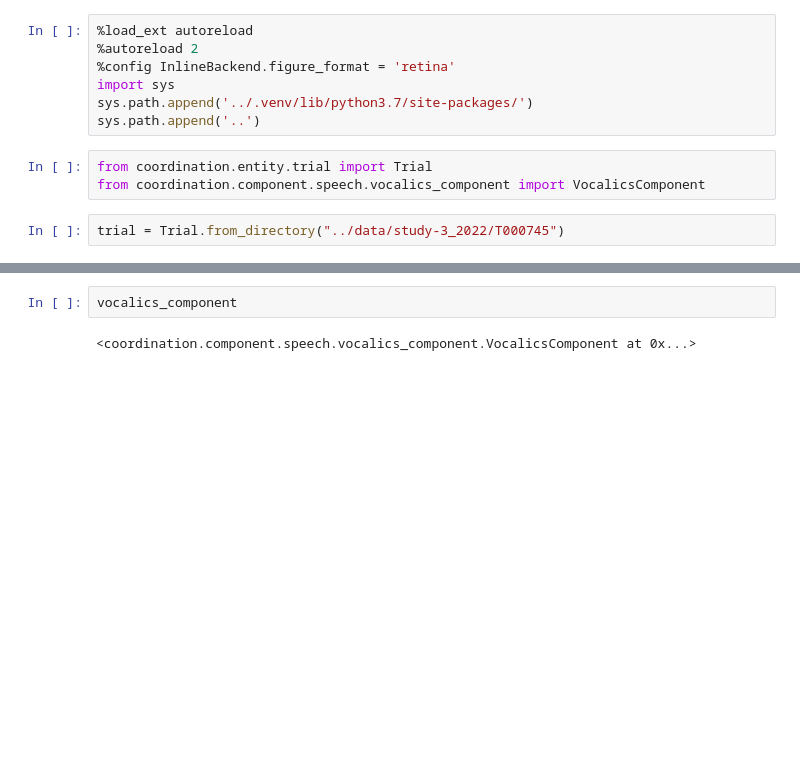
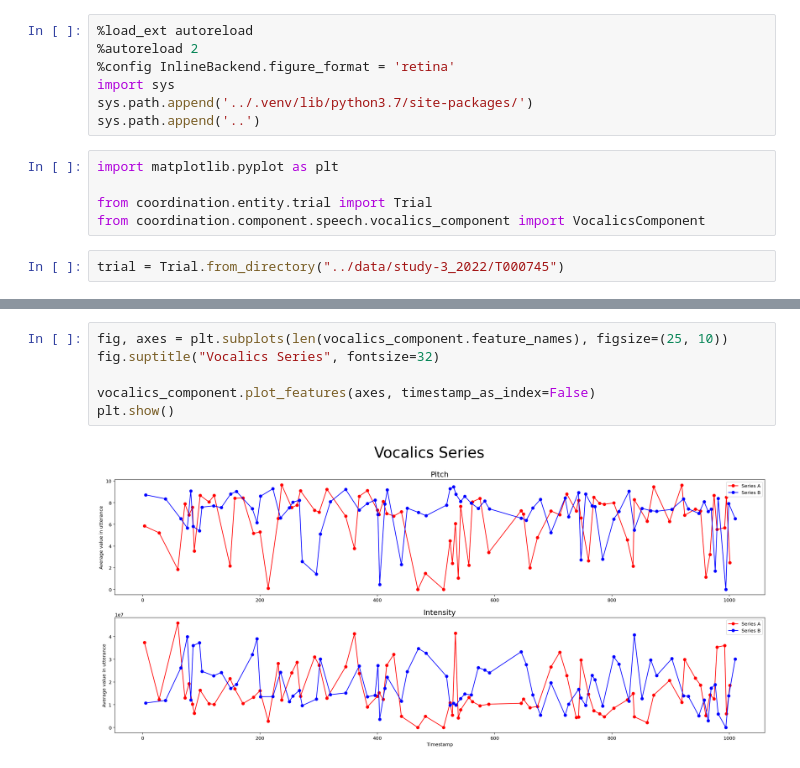
Before and after one commit to paulosoaresua/tomcat-coordination_analysis, a Jupyter notebook: notebooks/plot_vocalics_component.ipynb, the cells around one changed output, grey strips where cells are left out. Drawn from its saved outputs; the diff is of its cells as text; blank space fills up the shorter version.

Commit message:
plot vocalics series

```diff
--- a/notebooks/plot_vocalics_component.ipynb
+++ b/notebooks/plot_vocalics_component.ipynb
@@ -6,6 +6,8 @@ import sys
 sys.path.append('../.venv/lib/python3.7/site-packages/')
 sys.path.append('..')
 # %%
+import matplotlib.pyplot as plt
+
 from coordination.entity.trial import Trial
 from coordination.component.speech.vocalics_component import VocalicsComponent
 # %%
@@ -30,7 +32,11 @@ Utterance starting at 2022-06-14T22:47:34.536382+00:00 and ending
                 at 2022-06-14T22:47:34.536382+00:00 is short and does not have any vocalics. Text:  not
 Utterance starting at 2022-06-14T22:54:08.243263+00:00 and ending
                 at 2022-06-14T22:54:08.243263+00:00 is short and does not have any vocalics. Text:  okay
-# %%
-vocalics_component
-# %% [output]
-<coordination.component.speech.vocalics_component.VocalicsComponent at 0x...>
+# %%
+fig, axes = plt.subplots(len(vocalics_component.feature_names), figsize=(25, 10))
+fig.suptitle("Vocalics Series", fontsize=32)
+
+vocalics_component.plot_features(axes, timestamp_as_index=False)
+plt.show()
+# %% [output]
+[figure, added]
```
Also changed, not shown: parts of 4 cells of this notebook, 1 other file.
